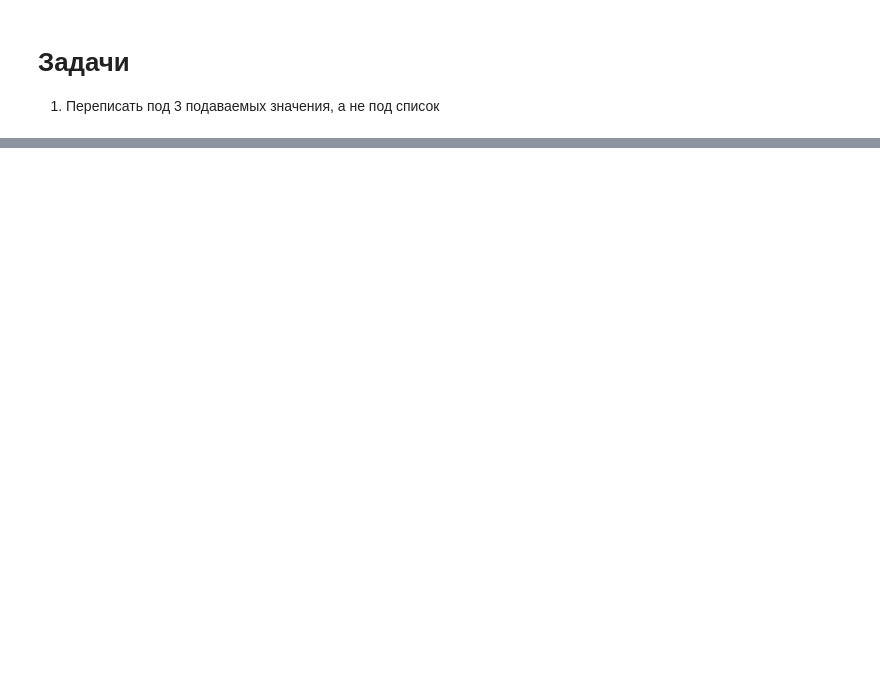
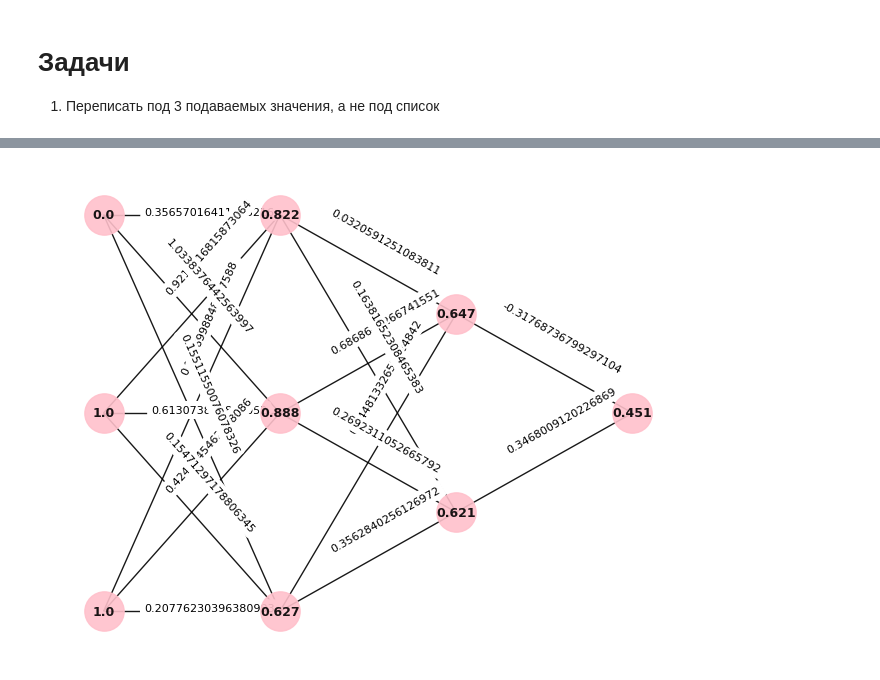
Before and after one commit to redfairy0/deep_learning, a Jupyter notebook: test_1.ipynb, the cells around one changed output, grey strips where cells are left out. Drawn from its saved outputs; the diff is of its cells as text; code cells hidden in the pictures; blank space fills up the shorter version.

Commit message:
Version 3.0 with graph visualisation

```diff
--- a/test_1.ipynb
+++ b/test_1.ipynb
@@ -313,0 +144,15 @@ def train(
+# %%
+for i in range(len(imput_values)):
+    weights_1, weights_2, weights_2 = train(
+        imput_values[i], out_actual_values, out_expected_values[i],
+        neuron_hidden_layer_1, neuron_hidden_layer_2,
+        weights_1, weights_2, weights_3,
+        neuron_hidden_layer_error_1, neuron_hidden_layer_error_2,
+        epoch, learning_rate)
+# %%
+imput_num = 1
+# %%
+neuron_hidden_layer_1, neuron_hidden_layer_2, out_actual_values = running(
+            imput_values[imput_num], neuron_hidden_layer_1, neuron_hidden_layer_2, out_actual_values,
+            weights_1, weights_2, weights_3
+            )
@@ -313,0 +211,60 @@ def train(
+# %%
+nodes = []
+positions = {}
+nodes_labels = {}
+for i in range(len(imput_values[imput_num])):
+    node = 'In_'+str(i)
+    nodes.append(node)
+    positions[node] = [0, -i]
+    nodes_labels[node]= round(imput_values[imput_num][i],3)
+for i in range(len(neuron_hidden_layer_1)):
+    node = 'H_1.'+str(i)
+    nodes.append(node)
+    positions[node] = [1, -i]
+    nodes_labels[node]= round(neuron_hidden_layer_1[i],3)
+for i in range(len(neuron_hidden_layer_2)):
+    node = 'H_2.'+str(i)
+    nodes.append(node)
+    positions[node] = [2, -i-0.5]
+    nodes_labels[node]= round(neuron_hidden_layer_2[i],3)
+for i in range(len(out_actual_values)):
+    node = 'Out_'+str(i)
+    nodes.append(node)
+    positions[node] = [3, -1]
+    nodes_labels[node]= round(out_actual_values[i],3)
+
+edges = []
+edges_labels = {}
+for i in range(len(neuron_hidden_layer_1)):
+    for j in range(len(imput_values[imput_num])):
+        edge_value = ('In_'+str(j), 'H_1.'+str(i))
+        edges.append(edge_value)
+        edges_labels[edge_value] = weights_1[i][j]
+for i in range(len(neuron_hidden_layer_2)):
+    for j in range(len(neuron_hidden_layer_1)):
+        edge_value = ('H_1.'+str(j), 'H_2.'+str(i))
+        edges.append(edge_value)
+        edges_labels[edge_value] = weights_2[i][j]
+for i in range(len(out_actual_values)):
+    for j in range(len(neuron_hidden_layer_2)):
+        edge_value = ('H_2.'+str(j), 'Out_'+str(i))
+        edges.append(edge_value)
+        edges_labels[edge_value] = weights_3[j]
+
+G = nx.Graph()
+
+G.add_nodes_from(nodes)
+G.add_edges_from(edges)
+
+nx.draw(
+    G, pos=positions, edge_color='black', linewidths=1,
+    node_size=800, node_color='pink', alpha=0.9,
+    labels=nodes_labels, font_size=9, font_weight = 'bold'
+)
+
+nx.draw_networkx_edge_labels(
+    G, pos=positions,
+    edge_labels=edges_labels,
+    verticalalignment='baseline',
+    label_pos=0.4, font_size=8)
+# %% [output]
@@ -313,0 +289 @@ def train(
+[figure, added]
```
Also changed, not shown: parts of 10 cells of this notebook, 1 other file.
